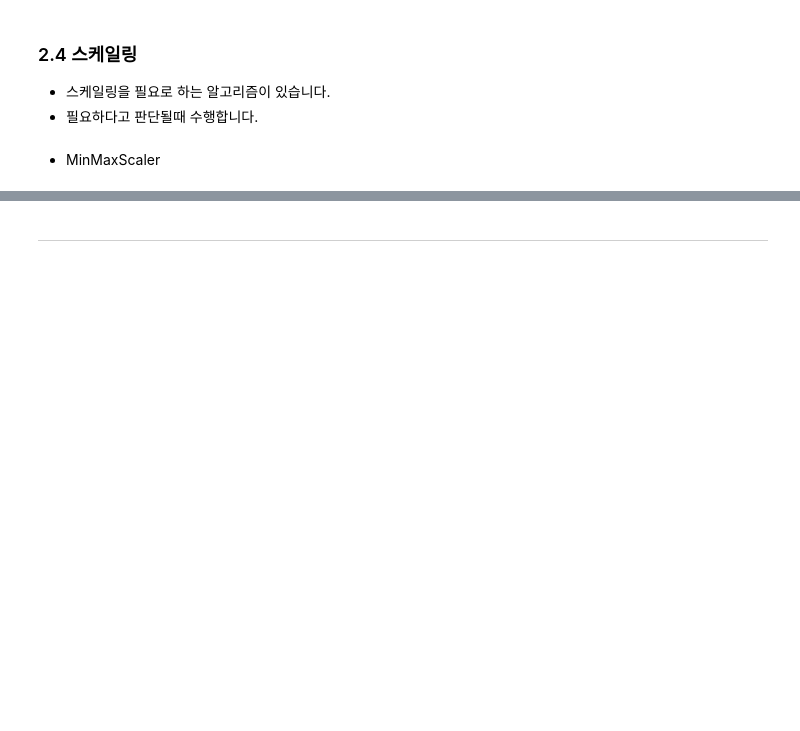
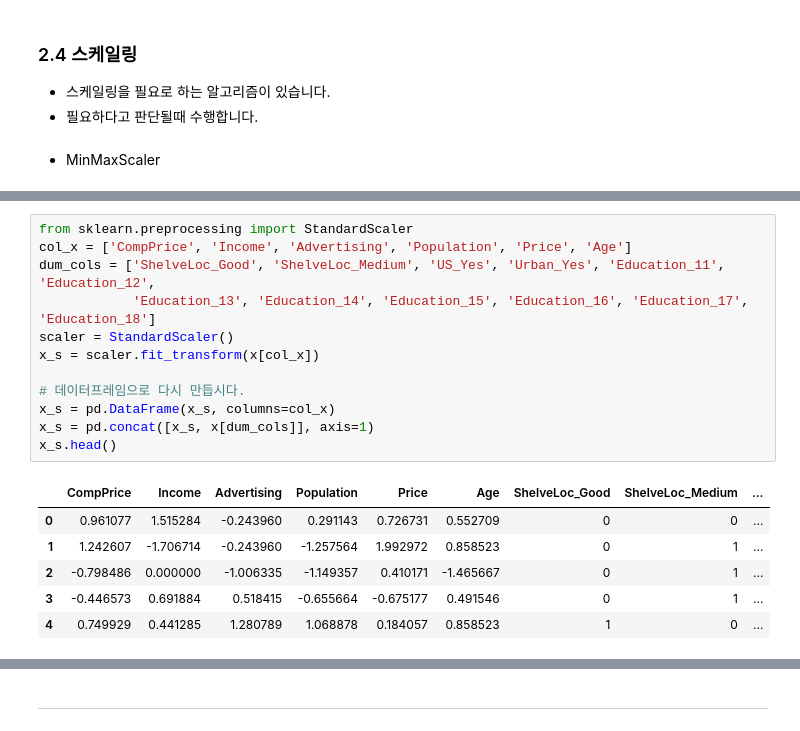
Before and after one commit to SubinOk/KT_AIVLE, a Jupyter notebook: DataProcessing/05_데이터_전처리_종합실습.ipynb, the cells around one changed output, grey strips where cells are left out. Saved outputs shown, nothing was run; the diff lists cells and outputs as text; blank space fills up the shorter version.

```diff
--- a/DataProcessing/05_데이터_전처리_종합실습.ipynb
+++ b/DataProcessing/05_데이터_전처리_종합실습.ipynb
@@ -264,2 +546,21 @@ x_s.head()
+# %%
+from sklearn.preprocessing import StandardScaler
+col_x = ['CompPrice', 'Income', 'Advertising', 'Population', 'Price', 'Age']
+dum_cols = ['ShelveLoc_Good', 'ShelveLoc_Medium', 'US_Yes', 'Urban_Yes', 'Education_11', 'Education_12',
+            'Education_13', 'Education_14', 'Education_15', 'Education_16', 'Education_17', 'Education_18']
+scaler = StandardScaler()
+x_s = scaler.fit_transform(x[col_x])
+
+# 데이터프레임으로 다시 만듭시다.
+x_s = pd.DataFrame(x_s, columns=col_x)
+x_s = pd.concat([x_s, x[dum_cols]], axis=1)
+x_s.head()
+# %% [output]
+|  | CompPrice | Income | Advertising | Population | Price | Age | ShelveLoc_Good | ShelveLoc_Medium | ... |
+| 0 | 0.961077 | 1.515284 | -0.243960 | 0.291143 | 0.726731 | 0.552709 | 0 | 0 | ... |
+| 1 | 1.242607 | -1.706714 | -0.243960 | -1.257564 | 1.992972 | 0.858523 | 0 | 1 | ... |
+| 2 | -0.798486 | 0.000000 | -1.006335 | -1.149357 | 0.410171 | -1.465667 | 0 | 1 | ... |
+| 3 | -0.446573 | 0.691884 | 0.518415 | -0.655664 | -0.675177 | 0.491546 | 0 | 1 | ... |
+| 4 | 0.749929 | 0.441285 | 1.280789 | 1.068878 | 0.184057 | 0.858523 | 1 | 0 | ... |
 # %%
 x.describe()
```
Also changed, not shown: parts of 51 cells of this notebook, 1 other file.
